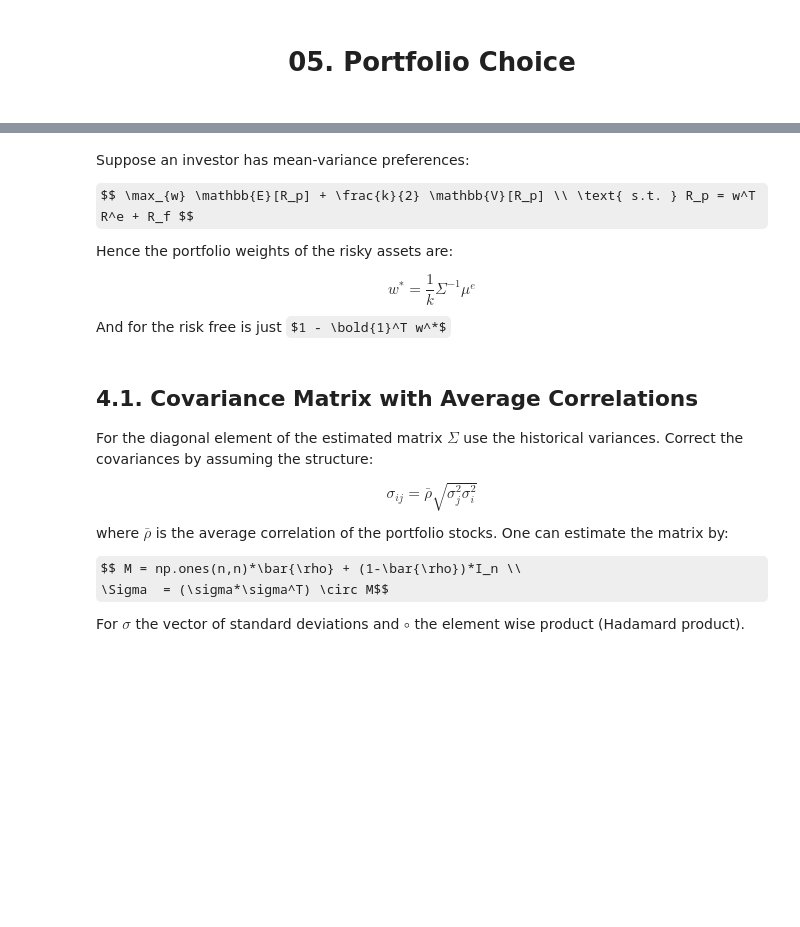
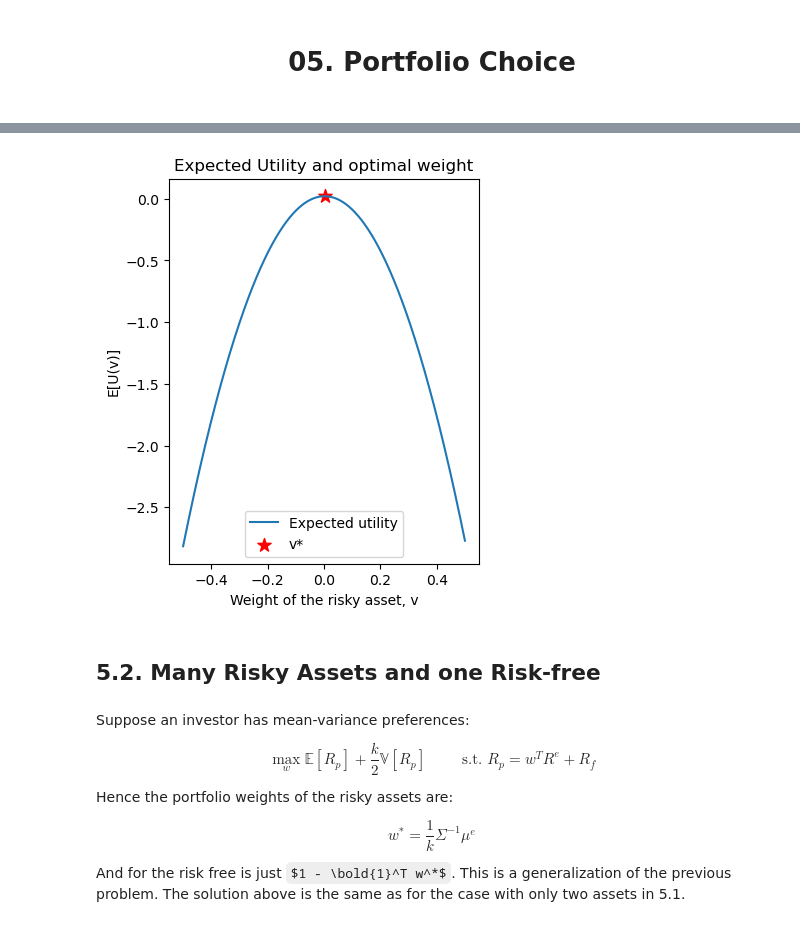
Before and after one commit to jacoporauseo/TheoryofFinanceHSG, a Jupyter notebook: 05. Portfolio Choice.ipynb, the cells around one changed output, grey strips where cells are left out. Drawn from its saved outputs; the diff is of its cells as text; code cells hidden in the pictures; some formulas as TeX source; blank space fills up the shorter version.

Commit message:
Added new part of portfolio choice in multivariate setting

```diff
--- a/05. Portfolio Choice.ipynb
+++ b/05. Portfolio Choice.ipynb
@@ -7,10 +19,45 @@ import pandas as pd
+# %%
+mu = 6.5/100
+sigma2 = 90/100
+R_f = 2/100
+k = 25
+
+# Define function to compute best weights for risky assets
+def max_MV(mu, R_f, Sigma, k):
+    mu_e = mu - R_f
+    w_star = 1/k * mu_e/Sigma
+    w_rf = 1 - w_star
+    return w_star, w_rf
+
+
+w_r, w_rf = max_MV(mu=mu, R_f=R_f, Sigma=sigma2, k = k)
+
+# Evaluate E[U]
+expUtility_max = (w_rf*R_f + w_r*mu) - k/2*w_r**2*sigma2
+utility = lambda a : (R_f + a*(mu-R_f)) - 25/2*(a**2)*sigma2
+
+w = np.linspace(-0.5,0.5,1000)
+e_u = utility(w)
+
+plt.figure(figsize=(4,5))
+plt.plot(w,e_u, label = "Expected utility")
+plt.scatter(w_r,expUtility_max, c='red', marker='*', s=100, label="v*")
+plt.title("Expected Utility and optimal weight")
+plt.ylabel("E[U(v)]")
+plt.xlabel("Weight of the risky asset, v")
+plt.legend()
+plt.show()
+# %% [output]
+[figure, added]
+# %% [markdown]
+## 5.2. Many Risky Assets and one Risk-free
 # %% [markdown]
 Suppose an investor has mean-variance preferences:
 
-$$ \max_{w} \mathbb{E}[R_p] + \frac{k}{2} \mathbb{V}[R_p] \\ \text{ s.t. } R_p = w^T R^e + R_f $$
+$$ \max_{w} \mathbb{E}[R_p] + \frac{k}{2} \mathbb{V}[R_p] \qquad \text{ s.t. } R_p = w^T R^e + R_f $$
 
 Hence the portfolio weights of the risky assets are:
 
 $$ w^* = \frac{1}{k} \Sigma^{-1} \mu^e$$
 
-And for the risk free is just $1 - \bold{1}^T w^*$
+And for the risk free is just $1 - \bold{1}^T w^*$. This is a generalization of the previous problem. The solution above is the same as for the case with only two assets in 5.1.
@@ -65,13 +63,0 @@ def mean_variance_frontier(mu, Sigma, verbose=False):
-# %% [markdown]
-## 4.1. Covariance Matrix with Average Correlations
-
-For the diagonal element of the estimated matrix $\Sigma$ use the historical variances. Correct the covariances by assuming the structure:
-
-$$ \sigma_{ij} = \bar{\rho}\sqrt{\sigma^2_j \sigma^2_i} $$
-
-where $\bar{\rho}$ is the average correlation of the portfolio stocks. One can estimate the matrix by:
-
-$$ M = np.ones(n,n)*\bar{\rho} + (1-\bar{\rho})*I_n \\
- \Sigma  = (\sigma*\sigma^T) \circ M$$
-
-For $\sigma$ the vector of standard deviations and $\circ$ the element wise product (Hadamard product).
```
Also changed, not shown: parts of 20 cells of this notebook.
